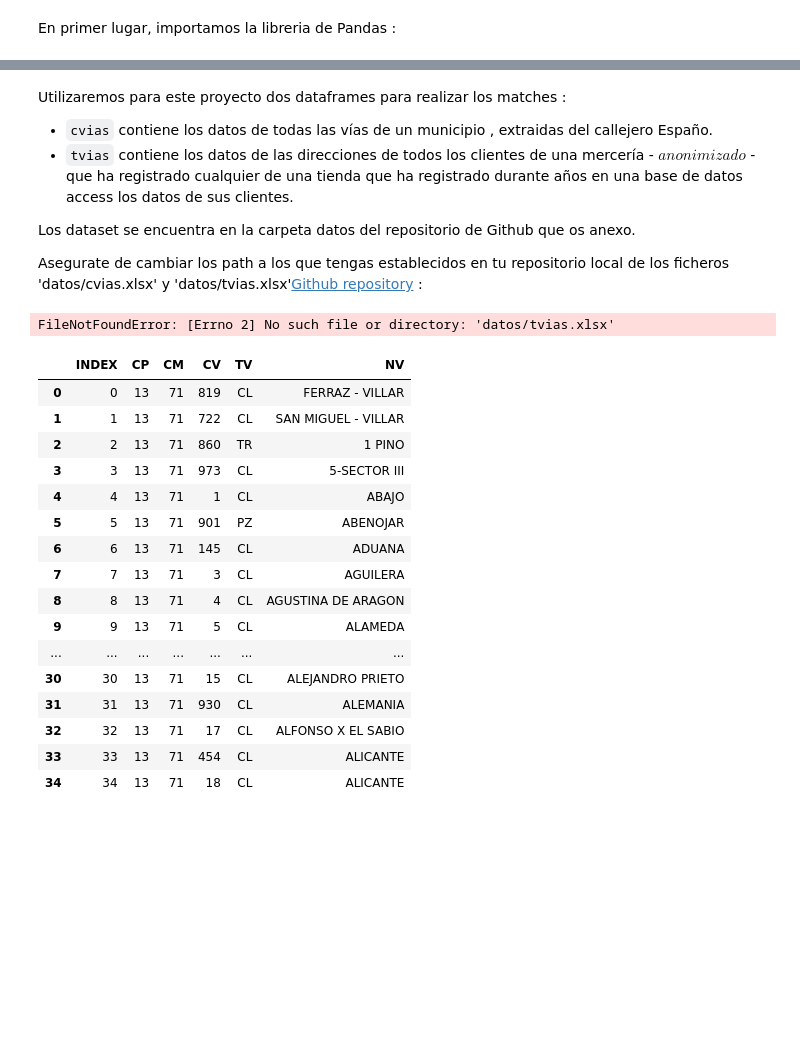
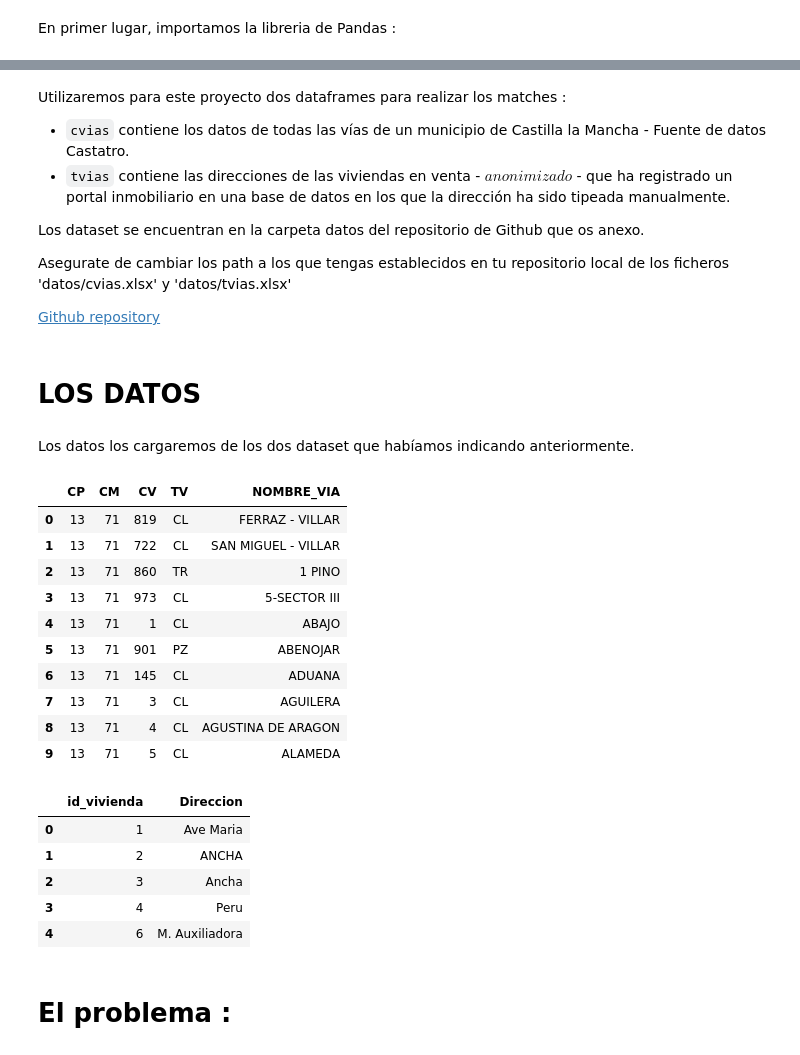
Before and after one commit to mbenaventc/FuzzyWuzzyLinkedin, a Jupyter notebook: FuzzyCoincidencias.ipynb, the cells around one changed output, grey strips where cells are left out. Cells and saved outputs as stored; diff of their text form; code cells hidden in the pictures; blank space fills up the shorter version.

```diff
--- a/FuzzyCoincidencias.ipynb
+++ b/FuzzyCoincidencias.ipynb
@@ -67,35 +55,50 @@ styles = [dict(selector="th", props=th_props)]
 # %% [markdown]
 Utilizaremos para este proyecto dos dataframes para realizar los matches :
 
-* `cvias` contiene los datos de todas las vías de un municipio , extraidas del callejero Españo.
-* `tvias` contiene los datos de las direcciones de todos los clientes de una mercería - $anonimizado$  - que ha registrado cualquier de una tienda que ha registrado durante años en una base de datos access los datos de sus clientes.
+* `cvias` contiene los datos de todas las vías de un municipio de Castilla la Mancha - Fuente de datos Castatro.
+* `tvias` contiene las direcciones de las viviendas en venta  - $anonimizado$  - que ha registrado un portal inmobiliario en una base de datos en los que la dirección ha sido tipeada manualmente.
 
-Los dataset se encuentra en la carpeta datos del repositorio de Github que os anexo.
+
+Los dataset se encuentran en la carpeta datos del repositorio de Github que os anexo.
 
 Asegurate de cambiar los path a los que tengas establecidos en tu repositorio local de los ficheros
-'datos/cvias.xlsx' y 'datos/tvias.xlsx'[Github repository](https://github.com/mbenaventc/FuzzyWuzzyLinkedin) :
+'datos/cvias.xlsx' y 'datos/tvias.xlsx'
+
+[Github repository](https://github.com/mbenaventc/FuzzyWuzzyLinkedin)
+# %% [markdown]
+
+# LOS DATOS
+# %% [markdown]
+Los datos los cargaremos de los dos dataset que habíamos indicando anteriormente.
 # %%
-calles = pd.read_excel('datos/tvias.xlsx')
-#customer=pd.read_excel('datos/cvias.xlsx')
+cvias = pd.read_excel('datos/cvias.xlsx')
+tvias=pd.read_excel('datos/tvias.xlsx')
-# %% [output]
-FileNotFoundError: [Errno 2] No such file or directory: 'datos/tvias.xlsx'
 # %%
-hr.head(35)
+# Obtendremos una muestra de 10 filas de las calles enumardas en el castrasto.
+
+cvias.head(10)
 # %% [output]
-|  | INDEX | CP | CM | CV | TV | NV |
-| 0 | 0 | 13 | 71 | 819 | CL | FERRAZ - VILLAR |
-| 1 | 1 | 13 | 71 | 722 | CL | SAN MIGUEL - VILLAR |
-| 2 | 2 | 13 | 71 | 860 | TR | 1 PINO |
-| 3 | 3 | 13 | 71 | 973 | CL | 5-SECTOR III |
-| 4 | 4 | 13 | 71 | 1 | CL | ABAJO |
-| 5 | 5 | 13 | 71 | 901 | PZ | ABENOJAR |
-| 6 | 6 | 13 | 71 | 145 | CL | ADUANA |
-| 7 | 7 | 13 | 71 | 3 | CL | AGUILERA |
-| 8 | 8 | 13 | 71 | 4 | CL | AGUSTINA DE ARAGON |
-| 9 | 9 | 13 | 71 | 5 | CL | ALAMEDA |
-| ... | ... | ... | ... | ... | ... | ... |
-| 30 | 30 | 13 | 71 | 15 | CL | ALEJANDRO PRIETO |
-| 31 | 31 | 13 | 71 | 930 | CL | ALEMANIA |
-| 32 | 32 | 13 | 71 | 17 | CL | ALFONSO X EL SABIO |
-| 33 | 33 | 13 | 71 | 454 | CL | ALICANTE |
-| 34 | 34 | 13 | 71 | 18 | CL | ALICANTE |
+|  | CP | CM | CV | TV | NOMBRE_VIA |
+| 0 | 13 | 71 | 819 | CL | FERRAZ - VILLAR |
+| 1 | 13 | 71 | 722 | CL | SAN MIGUEL - VILLAR |
+| 2 | 13 | 71 | 860 | TR | 1 PINO |
+| 3 | 13 | 71 | 973 | CL | 5-SECTOR III |
+| 4 | 13 | 71 | 1 | CL | ABAJO |
+| 5 | 13 | 71 | 901 | PZ | ABENOJAR |
+| 6 | 13 | 71 | 145 | CL | ADUANA |
+| 7 | 13 | 71 | 3 | CL | AGUILERA |
+| 8 | 13 | 71 | 4 | CL | AGUSTINA DE ARAGON |
+| 9 | 13 | 71 | 5 | CL | ALAMEDA |
+# %%
+# Obtendremos una muestra de 5 filas de las direcciones de los pisos en venta
+
+tvias.head(5)
+# %% [output]
+|  | id_vivienda | Direccion |
+| 0 | 1 | Ave Maria |
+| 1 | 2 | ANCHA |
+| 2 | 3 | Ancha |
+| 3 | 4 | Peru |
+| 4 | 6 | M. Auxiliadora |
+# %% [markdown]
+# El problema :
```
Also changed, not shown: parts of 41 cells of this notebook, 2 other files.
